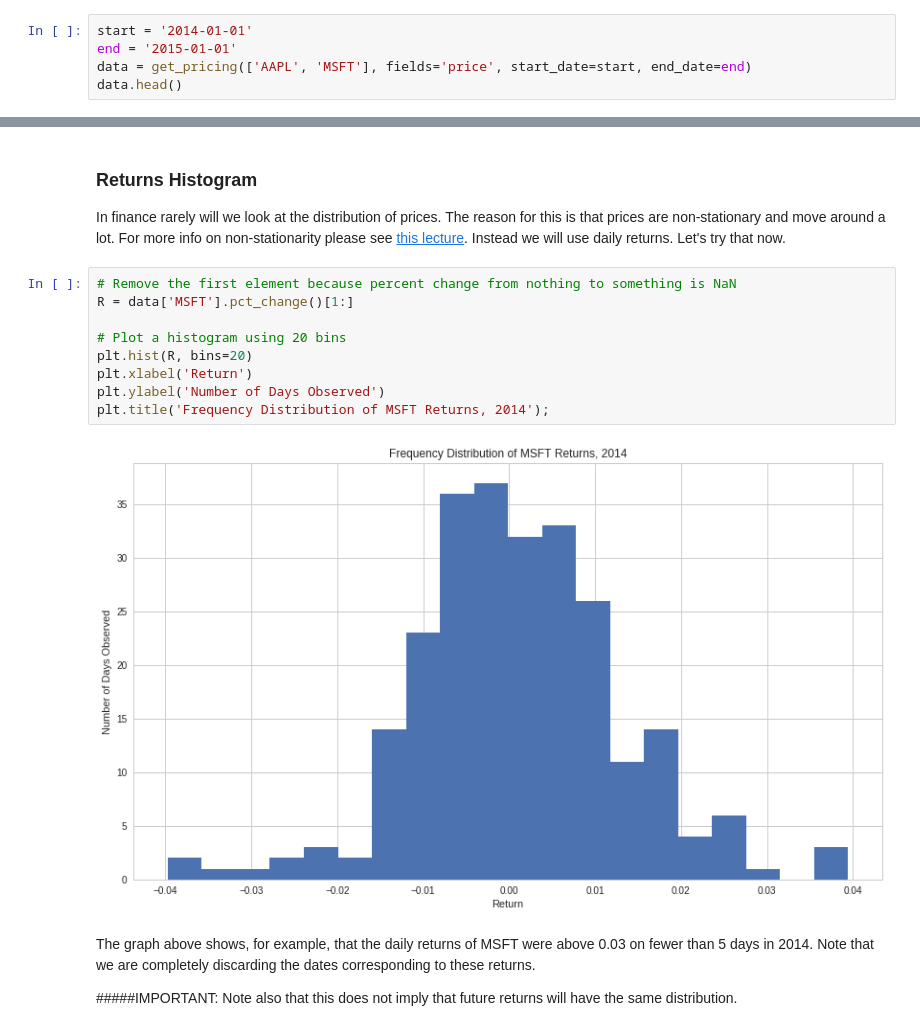
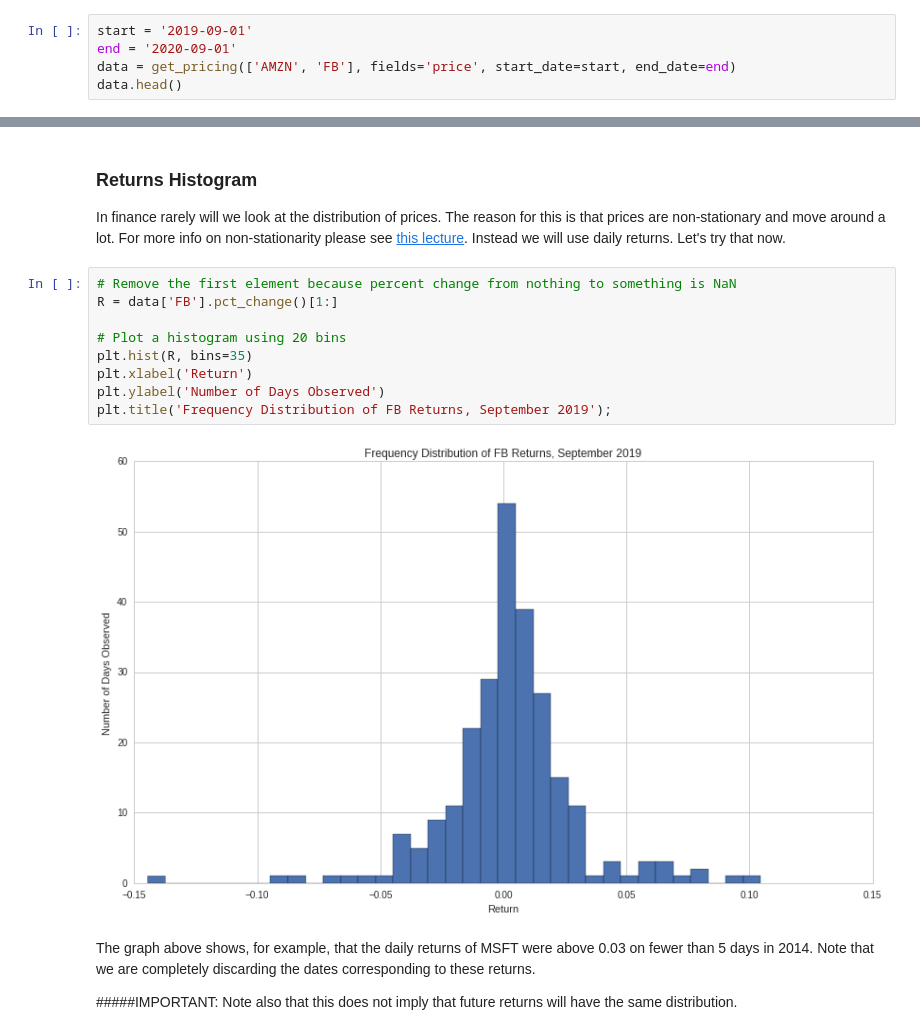
Before and after one commit to jojimenezt/AlgorithmsUN2020II, a Jupyter notebook: jojimeneztlecture5.ipynb, the cells around one changed output, grey strips where cells are left out. Drawn from its saved outputs; the diff is of its cells as text.

```diff
--- a/jojimeneztlecture5.ipynb
+++ b/jojimeneztlecture5.ipynb
@@ -32,8 +32,8 @@ Knowing the structure of your data is very important. Normally you'll have to do
 
 In this case the data will be returned as a pandas dataframe object. The rows are timestamps, and the columns are the two assets, AAPL and MSFT.
 # %%
-start = '2014-01-01'
-end = '2015-01-01'
-data = get_pricing(['AAPL', 'MSFT'], fields='price', start_date=start, end_date=end)
+start = '2019-09-01'
+end = '2020-09-01'
+data = get_pricing(['AMZN', 'FB'], fields='price', start_date=start, end_date=end)
 data.head()
 # %% [output]
@@ -84,15 +84,15 @@ plt.title('Frequency Distribution of MSFT Prices, 2014');
 In finance rarely will we look at the distribution of prices. The reason for this is that prices are non-stationary and move around a lot. For more info on non-stationarity please see [this lecture](https://www.quantopian.com/lectures/integration-cointegration-and-stationarity). Instead we will use daily returns. Let's try that now.
 # %%
 # Remove the first element because percent change from nothing to something is NaN
-R = data['MSFT'].pct_change()[1:]
+R = data['FB'].pct_change()[1:]
 
 # Plot a histogram using 20 bins
-plt.hist(R, bins=20)
+plt.hist(R, bins=35)
 plt.xlabel('Return')
 plt.ylabel('Number of Days Observed')
-plt.title('Frequency Distribution of MSFT Returns, 2014');
+plt.title('Frequency Distribution of FB Returns, September 2019');
 # %% [output]
-[figure, old version]
+[figure, new version]
 # %% [markdown]
 The graph above shows, for example, that the daily returns of MSFT were above 0.03 on fewer than 5 days in 2014. Note that we are completely discarding the dates corresponding to these returns.
 
```
Also changed, not shown: parts of 9 cells of this notebook.
